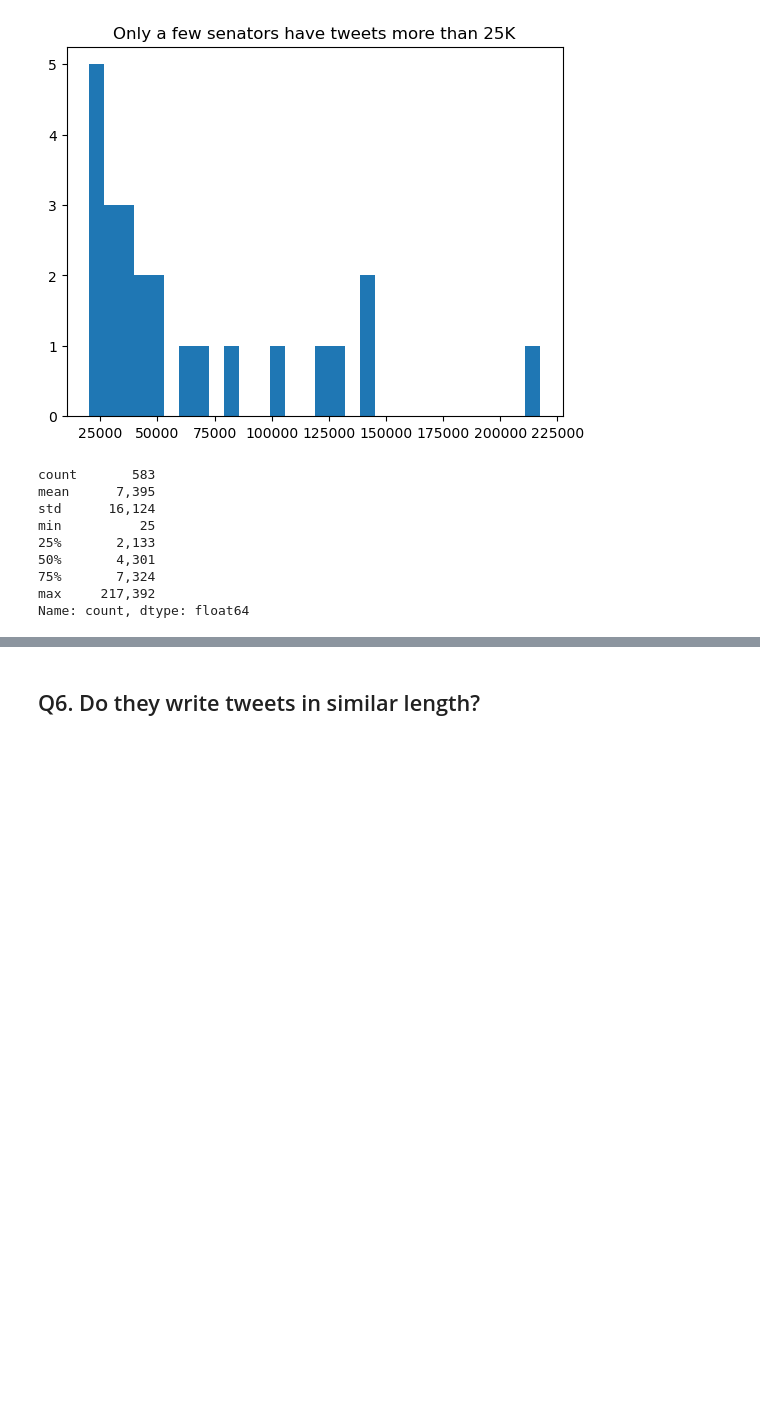
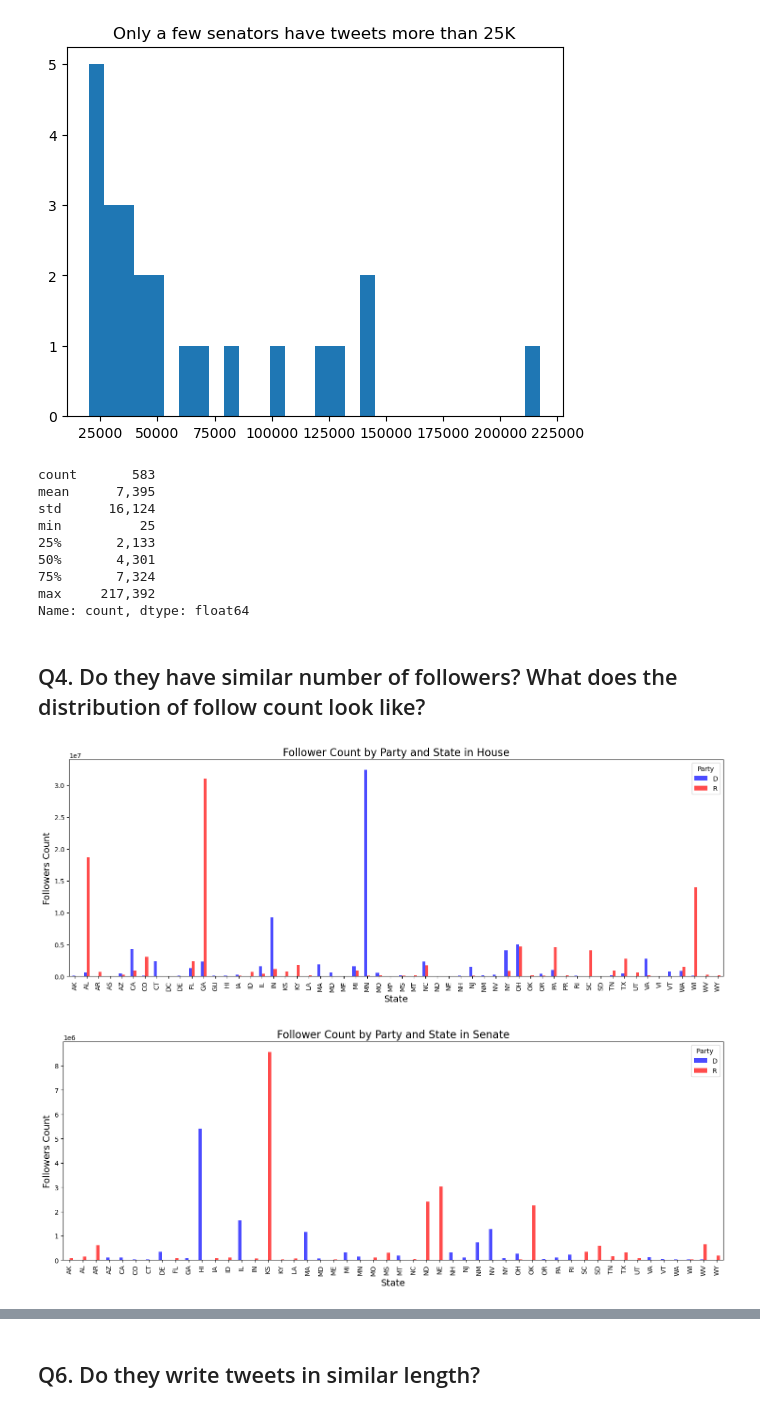
Before and after one commit to e8yes/spectrum-generator, a Jupyter notebook: src/notebook/eda.ipynb, the cells around one changed output, grey strips where cells are left out. Drawn from its saved outputs; the diff is of its cells as text; code cells hidden in the pictures; blank space fills up the shorter version.

```diff
--- a/src/notebook/eda.ipynb
+++ b/src/notebook/eda.ipynb
@@ -89,3 +89,45 @@ min          25
 75%       7,324
 max     217,392
 Name: count, dtype: float64
+# %% [markdown]
+## Q4. Do they have similar number of followers? What does the distribution of follow count look like?
+# %%
+house_csv_path = '../../data/congress_twitter_117th_house.csv'
+senate_csv_path = '../../data/congress_twitter_117th_senate.csv'
+
+house_df = pd.read_csv(house_csv_path)
+senate_df = pd.read_csv(senate_csv_path)
+
+house_user_follower_df = user_df.join(house_df).groupby(['State', 'Party']).agg(followers_count = ("followers_count", "sum"))
+
+# filter user with I party
+filter_senate_df = senate_df[senate_df['Party '] != 'I']
+senate_user_follower_df = user_df.join(filter_senate_df).groupby(['State', 'Party ']).agg(followers_count = ("followers_count", "sum"))
+
+# Pivot the house_user_follower_df DataFrame to create two columns for the follower counts for each party
+house_user_follower_pivot = house_user_follower_df.pivot_table(index='State', columns='Party', values='followers_count')
+
+# Plot the follower counts for the house
+house_user_follower_pivot.plot(kind='bar', color=['b', 'r'], alpha=0.7, figsize=(18,6))
+
+# Set the title and labels for the house follower count chart
+plt.title('Follower Count by Party and State in House', fontsize=16)
+plt.xlabel('State', fontsize=14)
+plt.ylabel('Followers Count', fontsize=14)
+
+# Pivot the senate_user_follower_df DataFrame to create two columns for the follower counts for each party
+senate_user_follower_pivot = senate_user_follower_df.pivot_table(index='State', columns='Party ', values='followers_count')
+
+# Plot the follower counts for the senate
+senate_user_follower_pivot.plot(kind='bar', color=['b', 'r'], alpha=0.7, figsize=(18,6))
+
+# Set the title and labels for the senate follower count chart
+plt.title('Follower Count by Party and State in Senate', fontsize=16)
+plt.xlabel('State', fontsize=14)
+plt.ylabel('Followers Count', fontsize=14)
+
+# Show the plots
+plt.show()
+# %% [output]
+[figure, added]
+[figure, added]
```
Also changed, not shown: parts of 5 cells of this notebook.
